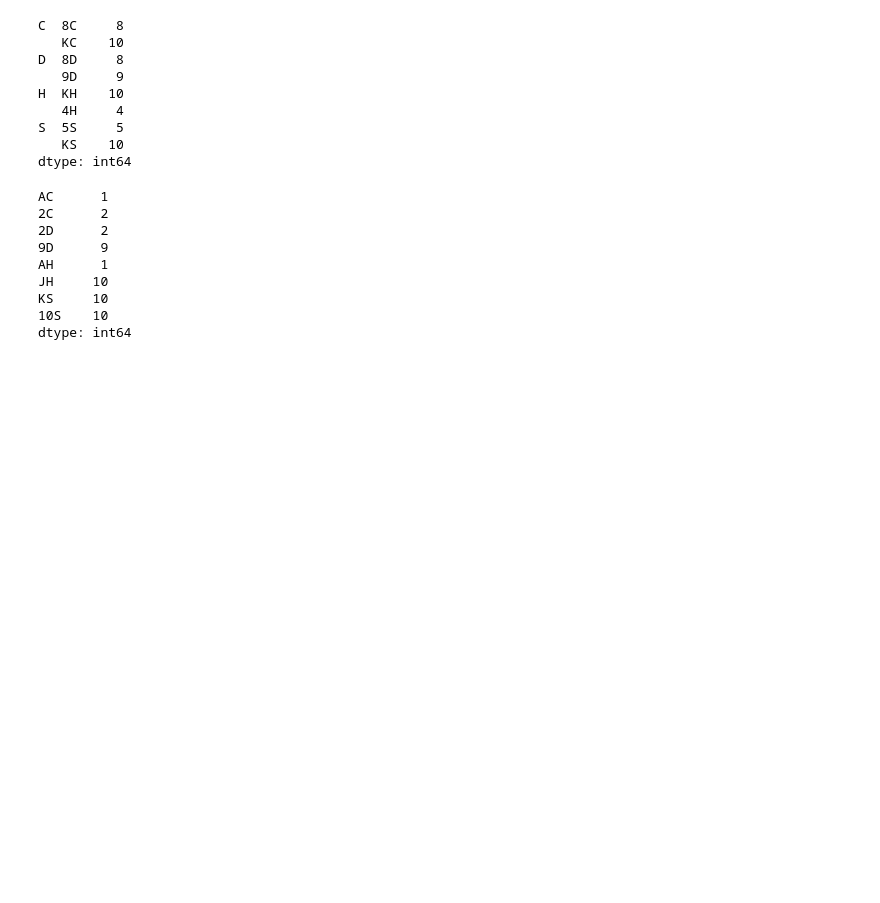
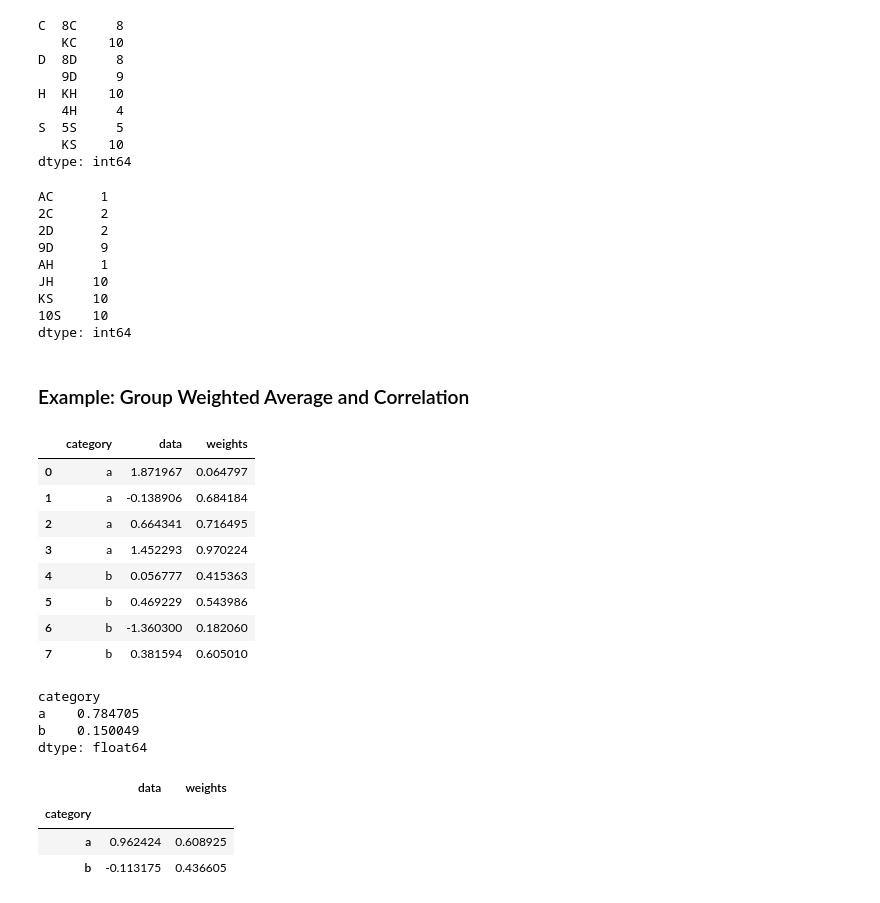
Before and after one commit to MottuqeBrid/learn-DA, a Jupyter notebook: 10 Data Aggregation and Group Operations.ipynb, the cells around one changed output. Cells and saved outputs as stored; diff of their text form; code cells hidden in the pictures; blank space fills up the shorter version.

```diff
--- a/10 Data Aggregation and Group Operations.ipynb
+++ b/10 Data Aggregation and Group Operations.ipynb
@@ -927,3 +927,39 @@ JH     10
 KS     10
 10S    10
 dtype: int64
+# %% [markdown]
+### Example: Group Weighted Average and Correlation
+# %%
+df = pd.DataFrame({
+    "category": ["a", "a", "a", "a", "b", "b", "b", "b"],
+    "data": np.random.standard_normal(8),
+    "weights": np.random.uniform(size=8),
+})
+df
+# %% [output]
+|  | category | data | weights |
+| 0 | a | 1.871967 | 0.064797 |
+| 1 | a | -0.138906 | 0.684184 |
+| 2 | a | 0.664341 | 0.716495 |
+| 3 | a | 1.452293 | 0.970224 |
+| 4 | b | 0.056777 | 0.415363 |
+| 5 | b | 0.469229 | 0.543986 |
+| 6 | b | -1.360300 | 0.182060 |
+| 7 | b | 0.381594 | 0.605010 |
+# %%
+grouped = df.groupby("category")
+def get_wavg(group):
+    return np.average(group["data"], weights=group["weights"])
+grouped.apply(get_wavg)
+# %% [output]
+category
+a    0.784705
+b    0.150049
+dtype: float64
+# %%
+grouped.mean()
+# %% [output]
+|  | data | weights |
+| category |  |  |
+| a | 0.962424 | 0.608925 |
+| b | -0.113175 | 0.436605 |
```
Also changed, not shown: parts of 4 cells of this notebook.
